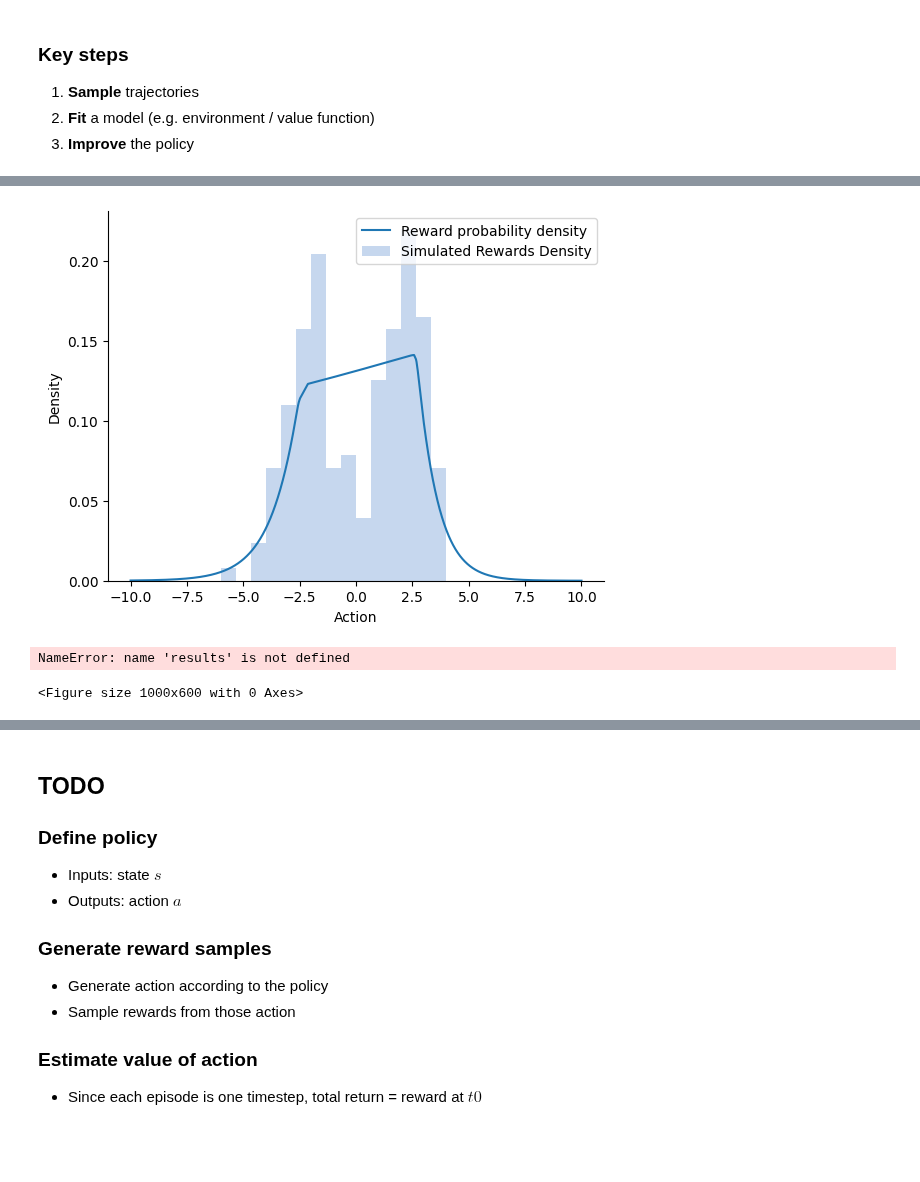
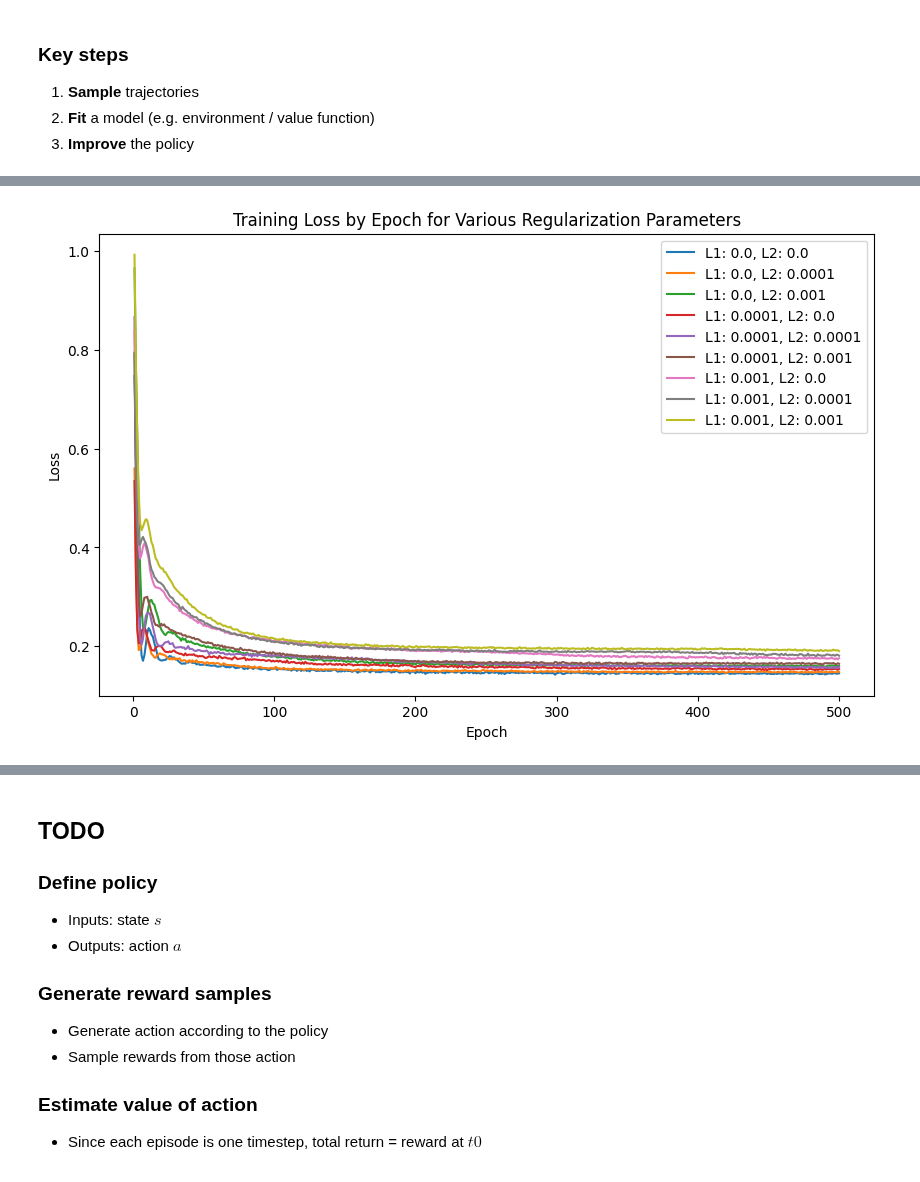
Before and after one commit to callum-lawson/fd-rl, a Jupyter notebook: bandits_pytorch.ipynb, the cells around one changed output, grey strips where cells are left out. Saved outputs shown, nothing was run; the diff lists cells and outputs as text; code cells hidden in the pictures; blank space fills up the shorter version.

Commit message:
Compare different L1 and L2 combinations for pytorch bandit action-value training

```diff
--- a/bandits_pytorch.ipynb
+++ b/bandits_pytorch.ipynb
@@ -197,23 +246,18 @@ Epoch 900, Loss: 0.16564525663852692
-# %%
-plot_bimodal_bandit(action_space, probabilities, simulated_rewards)
-# %% [output]
-[figure, removed]
 # %%
-# plt.figure(figsize=(10, 6))
+plt.figure(figsize=(10, 6))
 
-# for (l1, l2), data in results.items():
-#     losses = data['losses']
-#     epochs = range(1, len(losses) + 1)
-#     plt.plot(epochs, losses, label=f'L1: {l1}, L2: {l2}')
+for (l1, l2), data in results.items():
+    losses = data['losses']
+    epochs = range(1, len(losses) + 1)
+    plt.plot(epochs, losses, label=f'L1: {l1}, L2: {l2}')
 
-# plt.title('Training Loss by Epoch for Various Regularization Parameters')
-# plt.xlabel('Epoch')
-# plt.ylabel('Loss')
-# plt.legend()
-# plt.show()
+plt.title('Training Loss by Epoch for Various Regularization Parameters')
+plt.xlabel('Epoch')
+plt.ylabel('Loss')
+plt.legend()
+plt.show()
 # %% [output]
-NameError: name 'results' is not defined
-<Figure size 1000x600 with 0 Axes>
+[figure, added]
 # %%
 # Number of rows and columns for the subplot grid
 num_rows = len(lambda_reg_l1_values)
```
Also changed, not shown: parts of 11 cells of this notebook.
